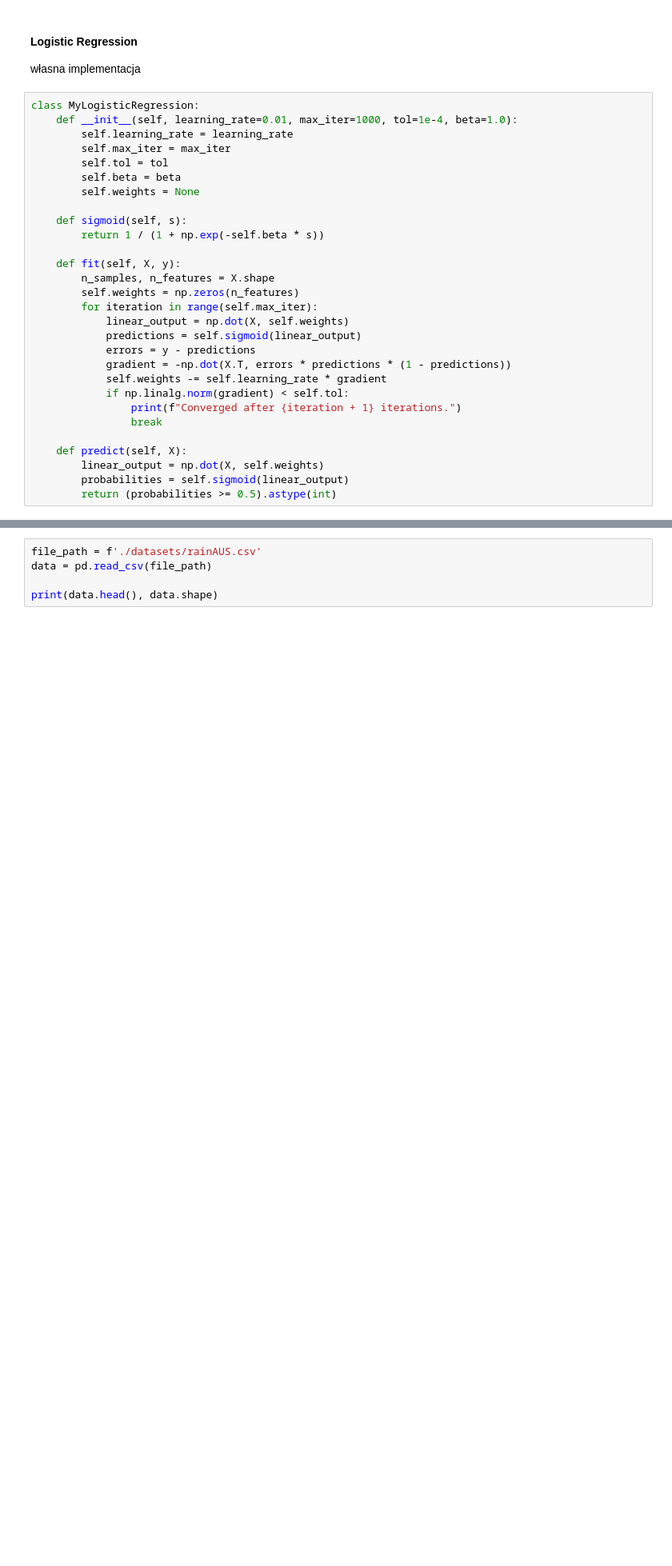
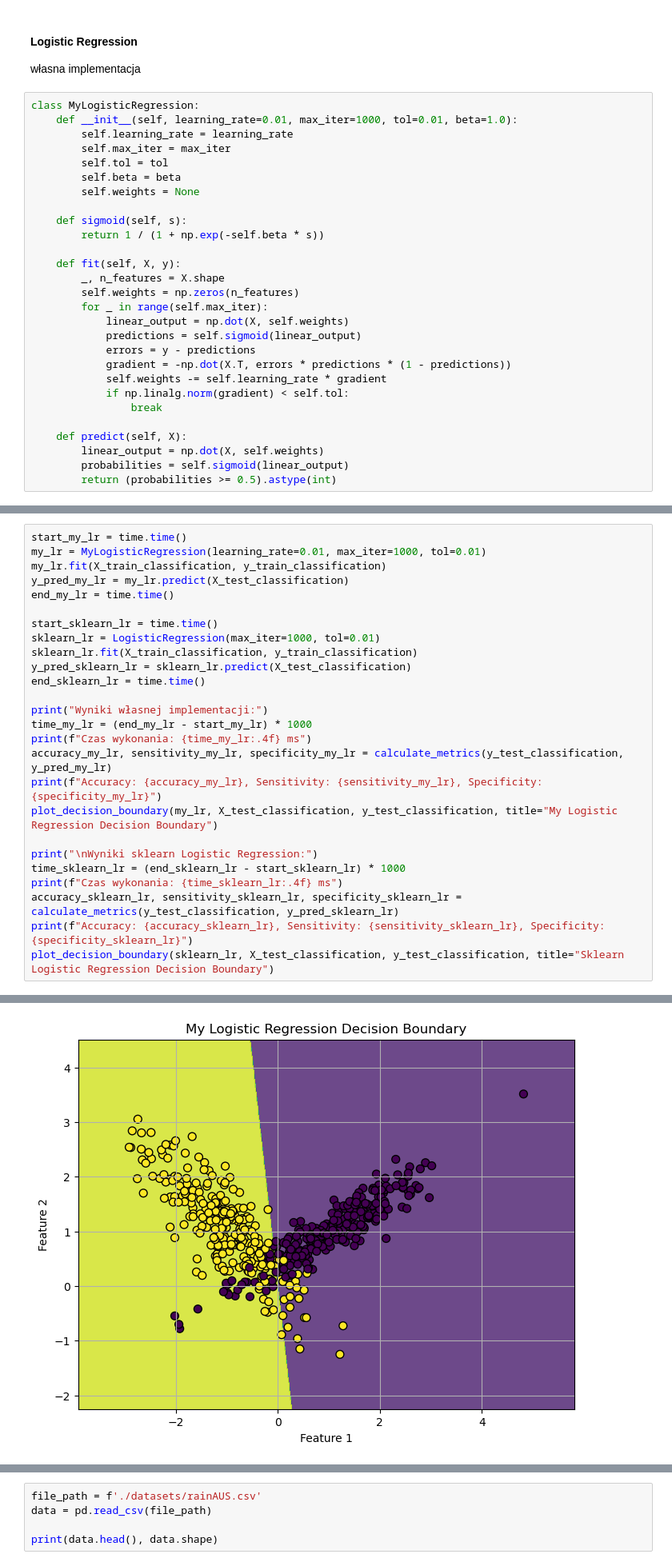
Before and after one commit to Lecrut/ai-ml_studies, a Jupyter notebook: pum/3_259199_Filip_Lecrut.ipynb, the cells around one changed output, grey strips where cells are left out. Shown at 80% size. Drawn from its saved outputs; the diff is of its cells as text; blank space fills up the shorter version.

```diff
--- a/pum/3_259199_Filip_Lecrut.ipynb
+++ b/pum/3_259199_Filip_Lecrut.ipynb
@@ -111,7 +129,7 @@ moons (2079, 2) (2079,) (520, 2) (520,)
 własna implementacja
 # %%
 class MyLogisticRegression:
-    def __init__(self, learning_rate=0.01, max_iter=1000, tol=1e-4, beta=1.0):
+    def __init__(self, learning_rate=0.01, max_iter=1000, tol=0.01, beta=1.0):
         self.learning_rate = learning_rate
         self.max_iter = max_iter
         self.tol = tol
@@ -122,16 +140,15 @@ class MyLogisticRegression:
         return 1 / (1 + np.exp(-self.beta * s))
 
     def fit(self, X, y):
-        n_samples, n_features = X.shape
+        _, n_features = X.shape
         self.weights = np.zeros(n_features)
-        for iteration in range(self.max_iter):
+        for _ in range(self.max_iter):
             linear_output = np.dot(X, self.weights)
             predictions = self.sigmoid(linear_output)
             errors = y - predictions
             gradient = -np.dot(X.T, errors * predictions * (1 - predictions))
             self.weights -= self.learning_rate * gradient
             if np.linalg.norm(gradient) < self.tol:
-                print(f"Converged after {iteration + 1} iterations.")
                 break
 
     def predict(self, X):
@@ -140,0 +161,27 @@ class MyLogisticRegression:
+# %%
+start_my_lr = time.time()
+my_lr = MyLogisticRegression(learning_rate=0.01, max_iter=1000, tol=0.01)
+my_lr.fit(X_train_classification, y_train_classification)
+y_pred_my_lr = my_lr.predict(X_test_classification)
+end_my_lr = time.time()
+
+start_sklearn_lr = time.time()
+sklearn_lr = LogisticRegression(max_iter=1000, tol=0.01)
+sklearn_lr.fit(X_train_classification, y_train_classification)
+y_pred_sklearn_lr = sklearn_lr.predict(X_test_classification)
+end_sklearn_lr = time.time()
+
+print("Wyniki własnej implementacji:")
+time_my_lr = (end_my_lr - start_my_lr) * 1000
+print(f"Czas wykonania: {time_my_lr:.4f} ms")
+accuracy_my_lr, sensitivity_my_lr, specificity_my_lr = calculate_metrics(y_test_classification, y_pred_my_lr)
+print(f"Accuracy: {accuracy_my_lr}, Sensitivity: {sensitivity_my_lr}, Specificity: {specificity_my_lr}")
+plot_decision_boundary(my_lr, X_test_classification, y_test_classification, title="My Logistic Regression Decision Boundary")
+
+print("\nWyniki sklearn Logistic Regression:")
+time_sklearn_lr = (end_sklearn_lr - start_sklearn_lr) * 1000
+print(f"Czas wykonania: {time_sklearn_lr:.4f} ms")
+accuracy_sklearn_lr, sensitivity_sklearn_lr, specificity_sklearn_lr = calculate_metrics(y_test_classification, y_pred_sklearn_lr)
+print(f"Accuracy: {accuracy_sklearn_lr}, Sensitivity: {sensitivity_sklearn_lr}, Specificity: {specificity_sklearn_lr}")
+plot_decision_boundary(sklearn_lr, X_test_classification, y_test_classification, title="Sklearn Logistic Regression Decision Boundary")
+# %% [output]
@@ -140,0 +191 @@ class MyLogisticRegression:
+[figure, added]
```
Also changed, not shown: parts of 5 cells of this notebook.
